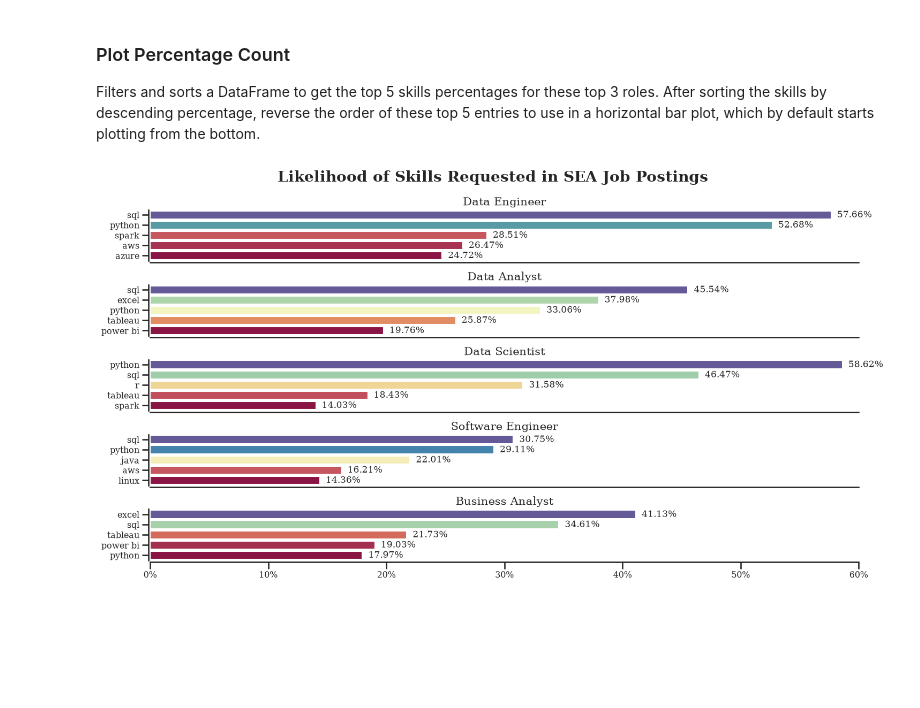
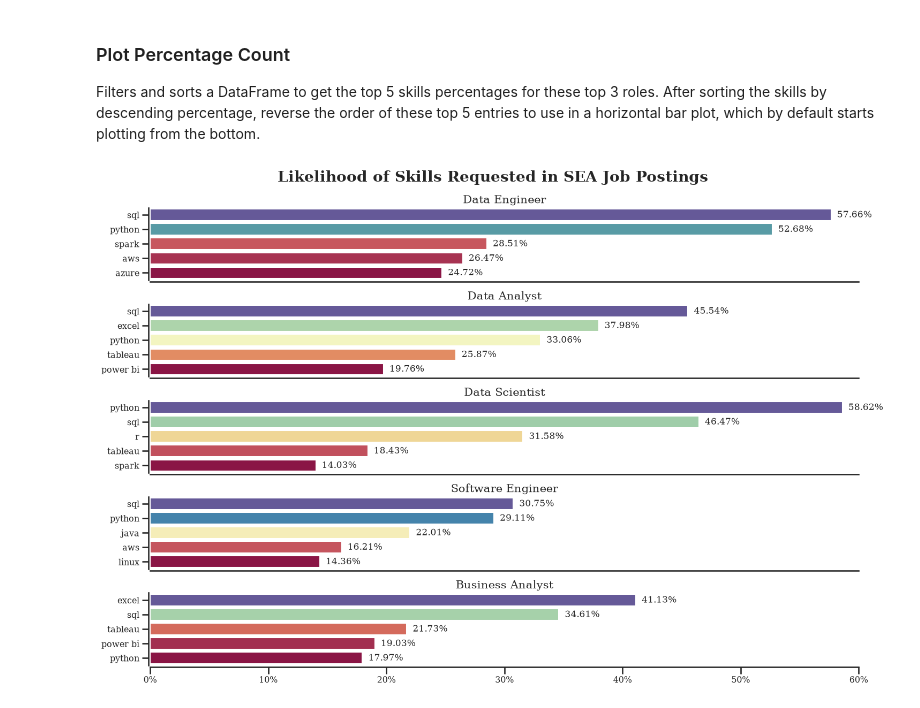
Before and after one commit to JohnnyQuant/Python_Data_Project, a Jupyter notebook: Project/2_Skill_Demand.ipynb, the cells around one changed output. Saved outputs shown, nothing was run; the diff lists cells and outputs as text; code cells hidden in the pictures; blank space fills up the shorter version.

```diff
--- a/Project/2_Skill_Demand.ipynb
+++ b/Project/2_Skill_Demand.ipynb
@@ -243,7 +243,7 @@ Filters and sorts a DataFrame to get the top 5 skills percentages for these top
 fig, ax = plt.subplots(
                         len(top5_job_title)
                         , 1
-                        , figsize = (15, 8))
+                        , figsize = (15, 10))
 
 sns.set_theme(
                 style='ticks'
@@ -267,31 +267,31 @@ for index, job in enumerate(top5_job_title):
                         job
                         , fontsize = 15
                         , loc = 'center')
 
     ax[index].invert_yaxis()
     ax[index].set_ylabel('')
     ax[index].set_xlabel('')
     ax[index].set_xlim(0, 60) # make the scales the same
 
     # Remove the percentage on first four bar charts
     if index != len(top5_job_title) - 1:
         ax[index].set_xticks([])
 
     # Label the percentage on all bar charts
     for n, v in enumerate(df_plot['skill_percent']):
         ax[index].text(v + 0.5, n, f'{v:.2f}%', va = 'center')
 
 
 
 sns.despine(offset=2)
 fig.suptitle(
             'Likelihood of Skills Requested in SEA Job Postings'
             , fontsize=20
             , fontweight = 'bold')
 
 plt.gca().xaxis.set_major_formatter(PercentFormatter(decimals=0))
 
 fig.tight_layout(h_pad=1) # fix the overlap
 plt.show()
 # %% [output]
-[figure, old version]
+[figure, new version]
```
Also changed, not shown: parts of 1 cell of this notebook, 2 other files.
